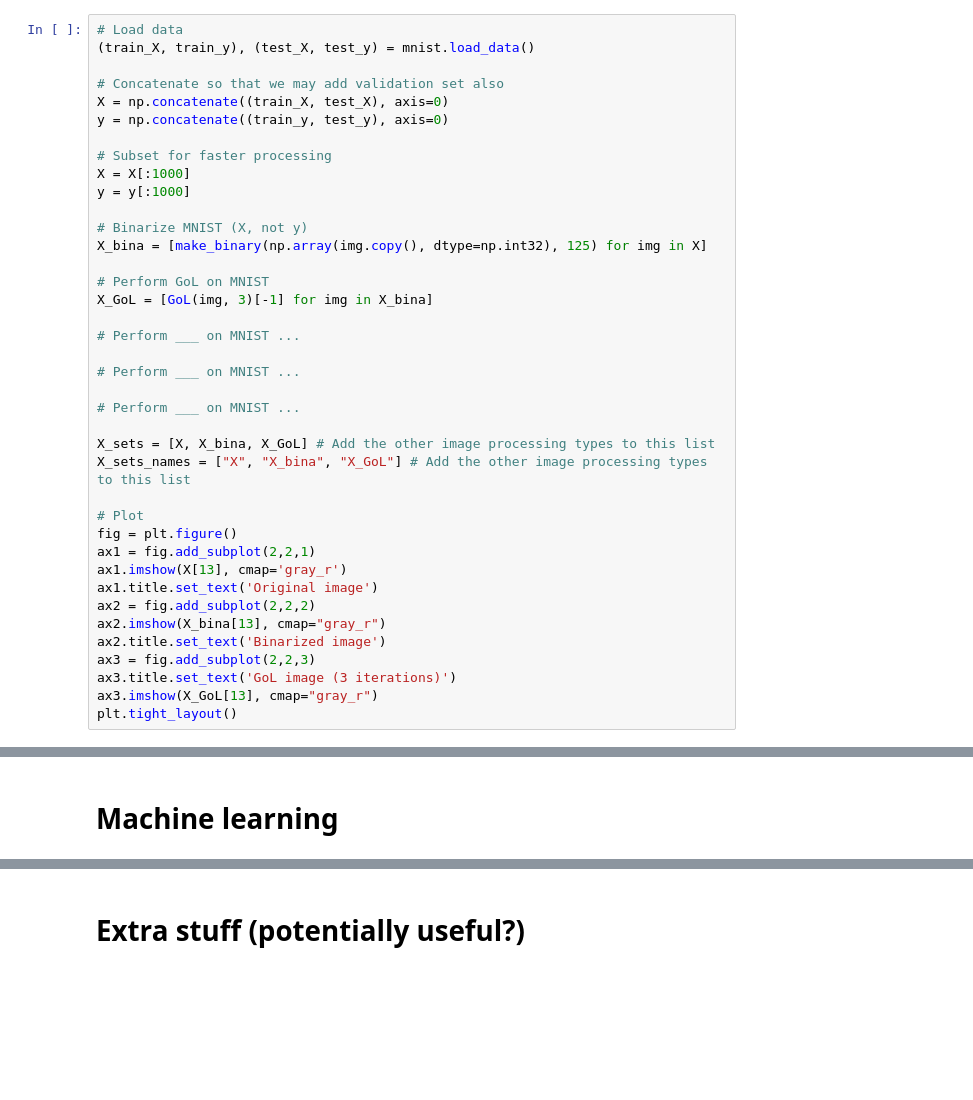
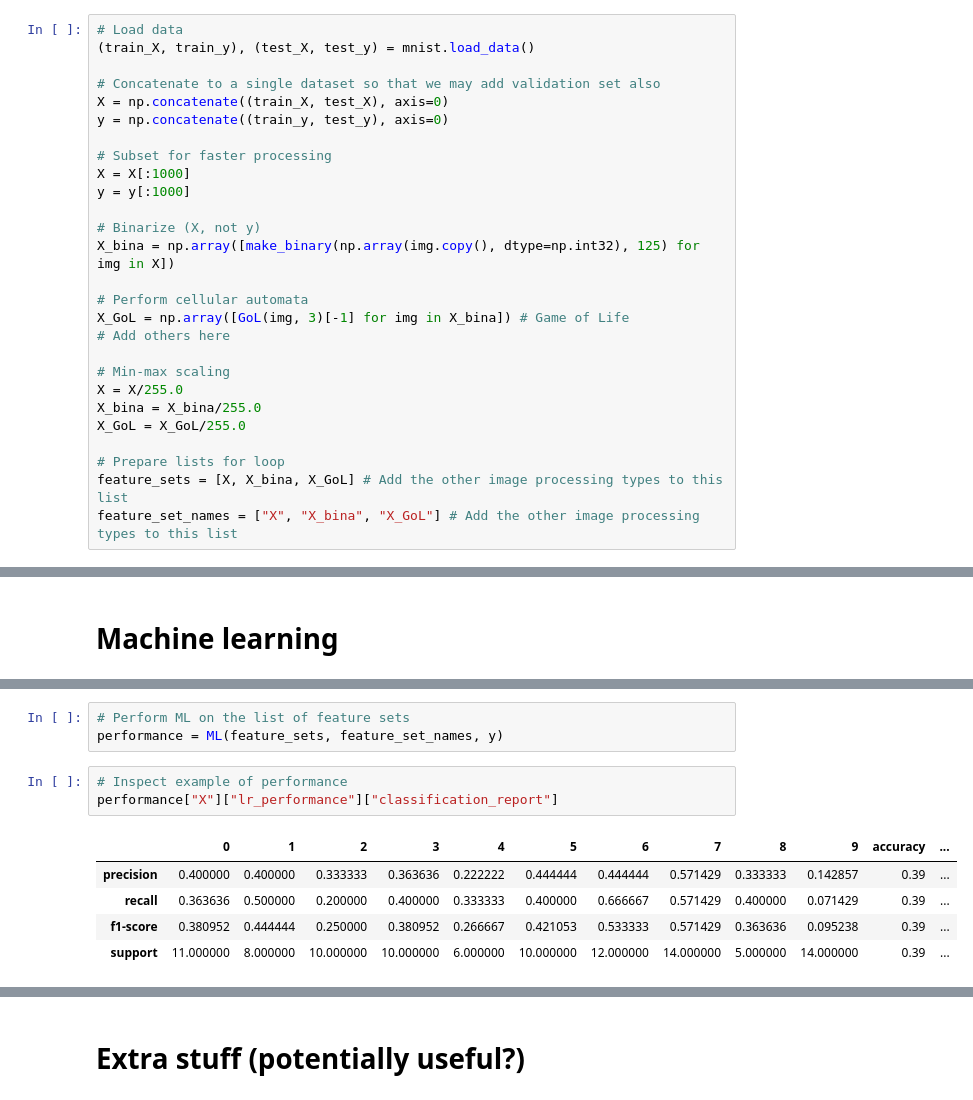
Before and after one commit to emiltj/data-science-exam-2022, a Jupyter notebook: ds.ipynb, the cells around one changed output, grey strips where cells are left out. Cells and saved outputs as stored; diff of their text form; blank space fills up the shorter version.

```diff
--- a/ds.ipynb
+++ b/ds.ipynb
@@ -118,7 +239,7 @@ plt.show()
 # Load data
 (train_X, train_y), (test_X, test_y) = mnist.load_data()
 
-# Concatenate so that we may add validation set also
+# Concatenate to a single dataset so that we may add validation set also
 X = np.concatenate((train_X, test_X), axis=0)
 y = np.concatenate((train_y, test_y), axis=0)
 
@@ -126,30 +247,18 @@ y = np.concatenate((train_y, test_y), axis=0)
 X = X[:1000]
 y = y[:1000]
 
-# Binarize MNIST (X, not y)
-X_bina = [make_binary(np.array(img.copy(), dtype=np.int32), 125) for img in X]
+# Binarize (X, not y)
+X_bina = np.array([make_binary(np.array(img.copy(), dtype=np.int32), 125) for img in X])
 
-# Perform GoL on MNIST
-X_GoL = [GoL(img, 3)[-1] for img in X_bina]
+# Perform cellular automata
+X_GoL = np.array([GoL(img, 3)[-1] for img in X_bina]) # Game of Life
+# Add others here
 
-# Perform ___ on MNIST ...
+# Min-max scaling
+X = X/255.0
+X_bina = X_bina/255.0
+X_GoL = X_GoL/255.0
 
-# Perform ___ on MNIST ...
-
-# Perform ___ on MNIST ...
-
-X_sets = [X, X_bina, X_GoL] # Add the other image processing types to this list
-X_sets_names = ["X", "X_bina", "X_GoL"] # Add the other image processing types to this list
-
-# Plot
-fig = plt.figure()
-ax1 = fig.add_subplot(2,2,1)
-ax1.imshow(X[13], cmap='gray_r')
-ax1.title.set_text('Original image')
-ax2 = fig.add_subplot(2,2,2)
-ax2.imshow(X_bina[13], cmap="gray_r")
-ax2.title.set_text('Binarized image')
-ax3 = fig.add_subplot(2,2,3)
-ax3.title.set_text('GoL image (3 iterations)')
-ax3.imshow(X_GoL[13], cmap="gray_r")
-plt.tight_layout()
+# Prepare lists for loop
+feature_sets = [X, X_bina, X_GoL] # Add the other image processing types to this list
+feature_set_names = ["X", "X_bina", "X_GoL"] # Add the other image processing types to this list
@@ -320,0 +267,12 @@ support      100.000000
+# %%
+# Perform ML on the list of feature sets
+performance = ML(feature_sets, feature_set_names, y)
+# %%
+# Inspect example of performance
+performance["X"]["lr_performance"]["classification_report"]
+# %% [output]
+|  | 0 | 1 | 2 | 3 | 4 | 5 | 6 | 7 | 8 | 9 | accuracy | ... |
+| precision | 0.400000 | 0.400000 | 0.333333 | 0.363636 | 0.222222 | 0.444444 | 0.444444 | 0.571429 | 0.333333 | 0.142857 | 0.39 | ... |
+| recall | 0.363636 | 0.500000 | 0.200000 | 0.400000 | 0.333333 | 0.400000 | 0.666667 | 0.571429 | 0.400000 | 0.071429 | 0.39 | ... |
+| f1-score | 0.380952 | 0.444444 | 0.250000 | 0.380952 | 0.266667 | 0.421053 | 0.533333 | 0.571429 | 0.363636 | 0.095238 | 0.39 | ... |
+| support | 11.000000 | 8.000000 | 10.000000 | 10.000000 | 6.000000 | 10.000000 | 12.000000 | 14.000000 | 5.000000 | 14.000000 | 0.39 | ... |
```
Also changed, not shown: parts of 15 cells of this notebook.
